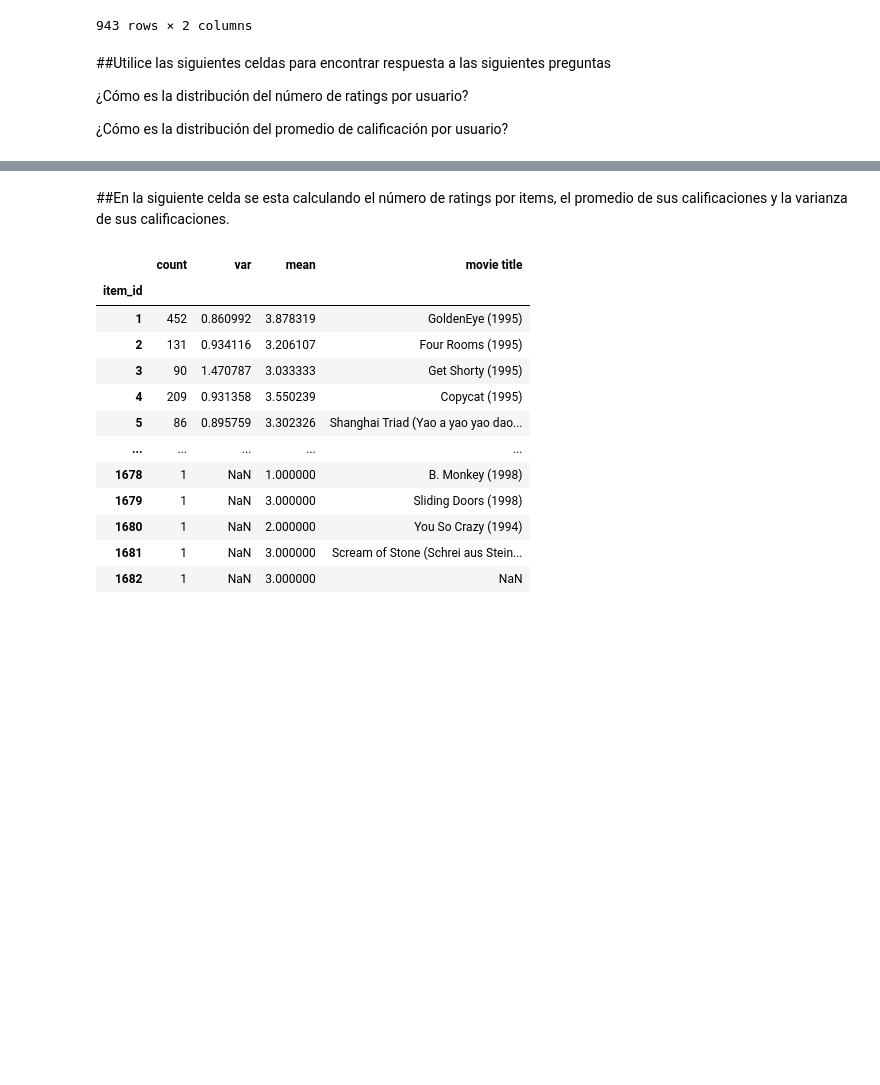
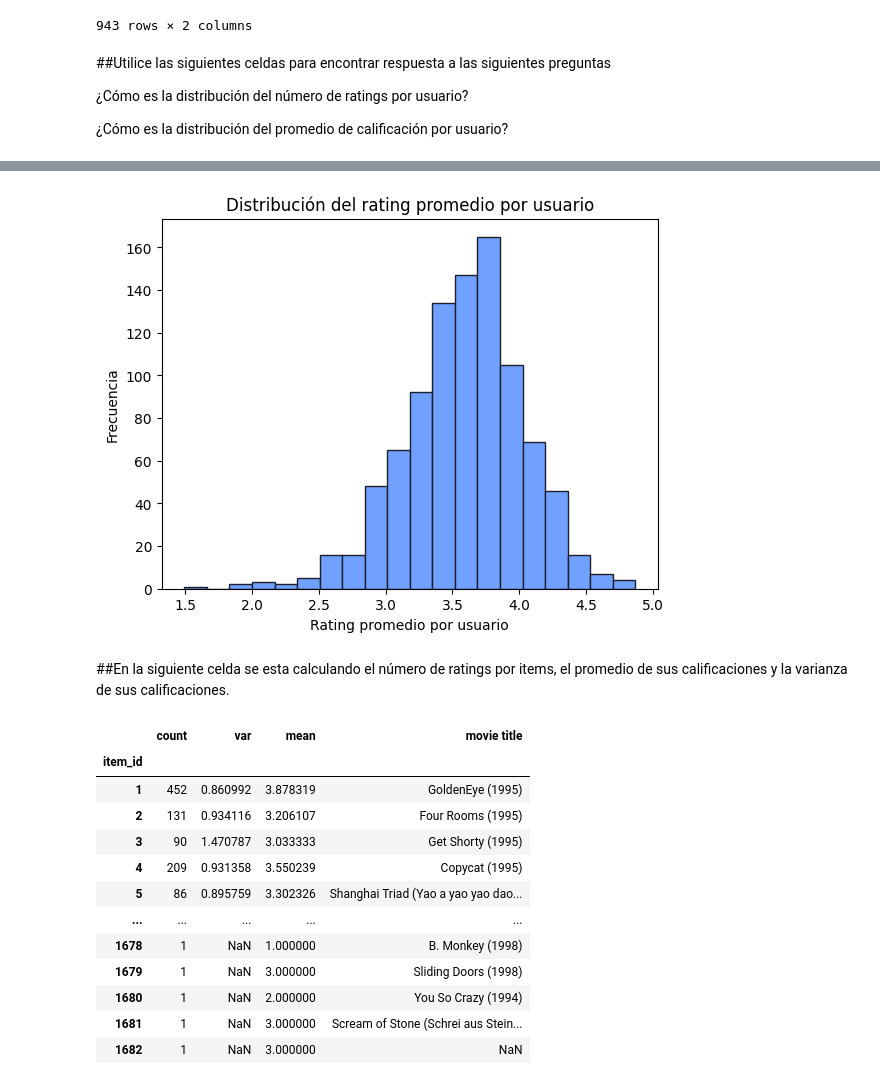
Before and after one commit to AlisonAristizabal/Laboratorio-1-Sistemas-de-Recomendacion, a Jupyter notebook: lab01/MINE4201_SR_Laboratorio_1.ipynb, the cells around one changed output, grey strips where cells are left out. Cells and saved outputs as stored; diff of their text form; code cells hidden in the pictures; blank space fills up the shorter version.

```diff
--- a/lab01/MINE4201_SR_Laboratorio_1.ipynb
+++ b/lab01/MINE4201_SR_Laboratorio_1.ipynb
@@ -165,3 +305,11 @@ ratings.groupby('user_id')['rating'].mean().reset_index()
+# %%
+plt.hist(num_calificaciones['mean'], bins=20, color='#70a1ff', edgecolor='#1e1e2e')
+plt.xlabel('Rating promedio por usuario')
+plt.ylabel('Frecuencia')
+plt.title('Distribución del rating promedio por usuario')
+plt.show()
+# %% [output]
+[figure, added]
 # %% [markdown]
 ##En la siguiente celda se esta calculando el número de ratings por items, el promedio de sus calificaciones y la varianza de sus calificaciones.
 # %%
```
Also changed, not shown: parts of 6 cells of this notebook, 1 other file.
